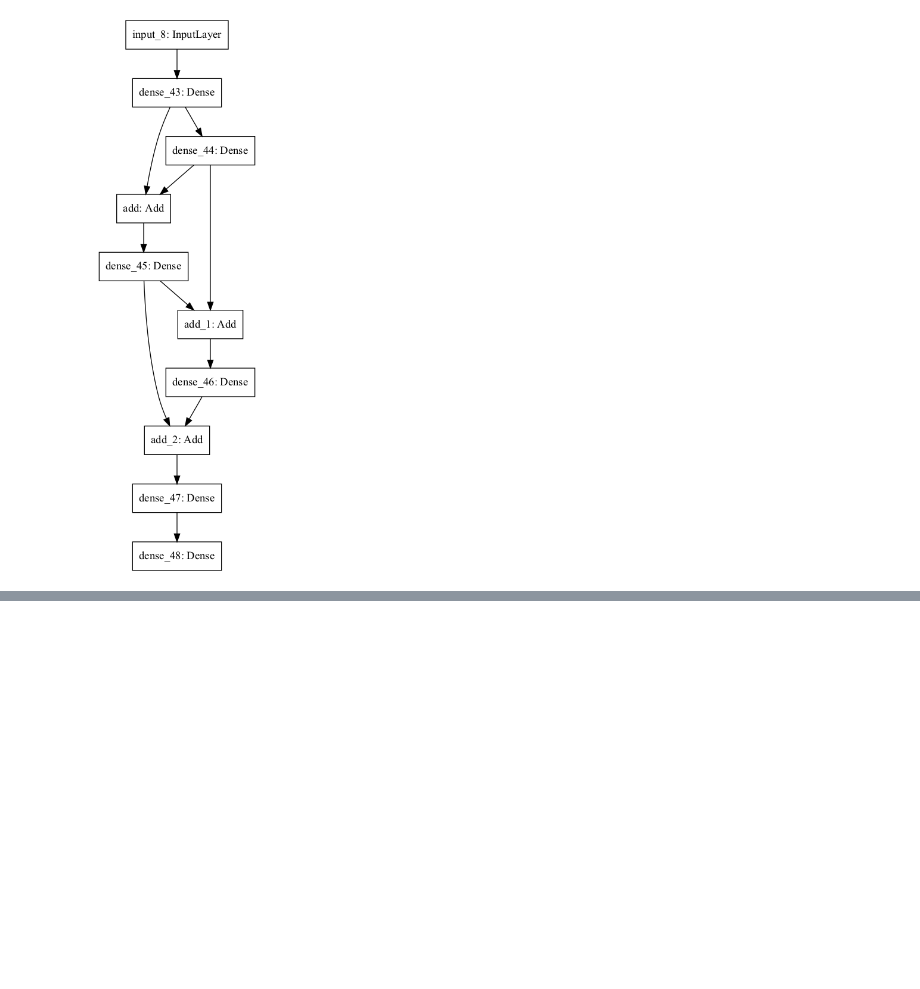
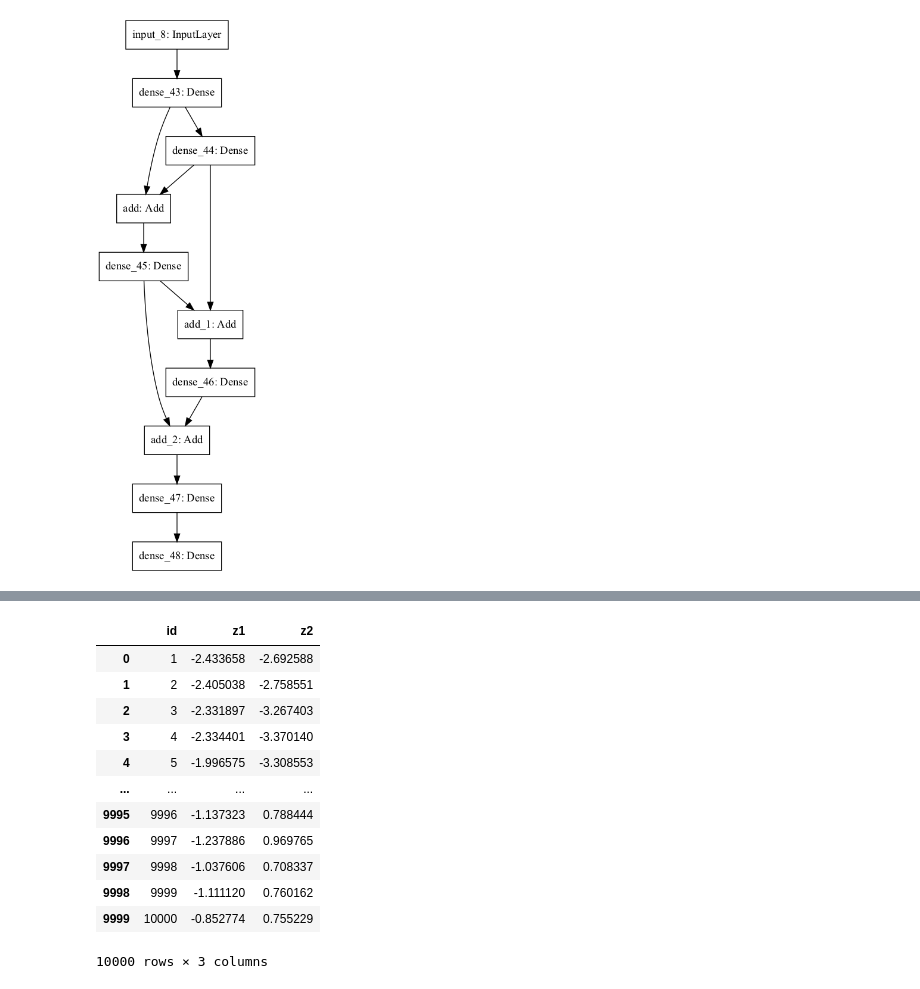
Before and after one commit to Chaudry24/kaust22, a Jupyter notebook: plotting.ipynb, the cells around one changed output, grey strips where cells are left out. Saved outputs shown, nothing was run; the diff lists cells and outputs as text; code cells hidden in the pictures; blank space fills up the shorter version.

```diff
--- a/plotting.ipynb
+++ b/plotting.ipynb
@@ -100,0 +139,31 @@ plt.scatter(x=["model 1", "model 2", "model 3", "model 4", "model 5", "model 6",
+# %%
+import pandas as pd
+
+with open("./results/preds_m7d2.npy", mode="rb") as file:
+    x = np.load(file)
+
+with open("./results/preds_m6d1.npy", mode="rb") as file:
+    y = np.load(file)
+
+indeces = np.array(range(1, 10001))
+
+preds_d1_d2 = pd.DataFrame(np.column_stack((indeces, x, y)), columns=('id', 'z1', 'z2'))
+preds_d1_d2 = preds_d1_d2.astype({'id': int,
+                                 'z1': float,
+                                 'z2': float})
+# %%
+preds_d1_d2
+# %% [output]
+|  | id | z1 | z2 |
+| 0 | 1 | -2.433658 | -2.692588 |
+| 1 | 2 | -2.405038 | -2.758551 |
+| 2 | 3 | -2.331897 | -3.267403 |
+| 3 | 4 | -2.334401 | -3.370140 |
+| 4 | 5 | -1.996575 | -3.308553 |
+| ... | ... | ... | ... |
+| 9995 | 9996 | -1.137323 | 0.788444 |
+| 9996 | 9997 | -1.237886 | 0.969765 |
+| 9997 | 9998 | -1.037606 | 0.708337 |
+| 9998 | 9999 | -1.111120 | 0.760162 |
+| 9999 | 10000 | -0.852774 | 0.755229 |
+10000 rows × 3 columns
```
Also changed, not shown: parts of 4 cells of this notebook.
